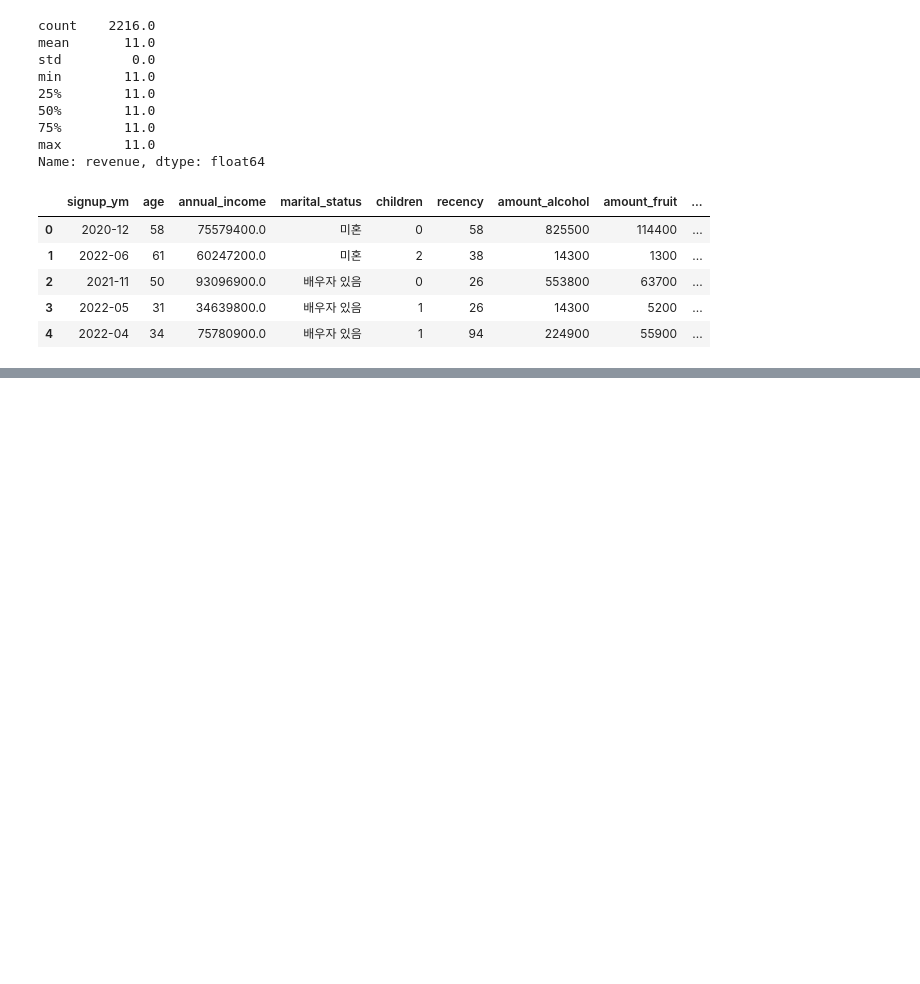
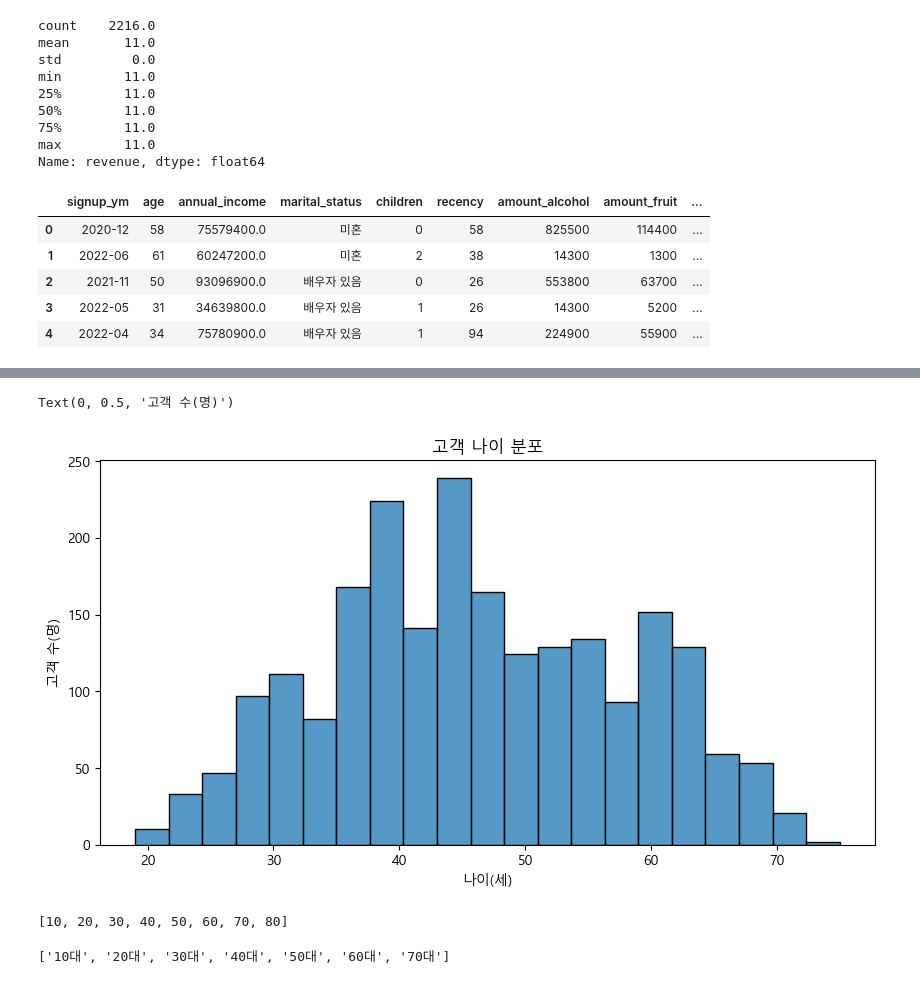
Before and after one commit to Crystal-0109/Codeit, a Jupyter notebook: SupermarketCustomerProject/SupermarketCustomer.ipynb, the cells around one changed output, grey strips where cells are left out. Cells and saved outputs as stored; diff of their text form; code cells hidden in the pictures; blank space fills up the shorter version.

```diff
--- a/SupermarketCustomerProject/SupermarketCustomer.ipynb
+++ b/SupermarketCustomerProject/SupermarketCustomer.ipynb
@@ -210,0 +238,20 @@ customer_df.head()
+# %%
+customer_df = customer_df[customer_df['age'] < 100]
+# %%
+sns.histplot(data=customer_df['age'])
+plt.title('고객 나이 분포')
+plt.xlabel('나이(세)')
+plt.ylabel('고객 수(명)')
+# %% [output]
+Text(0, 0.5, '고객 수(명)')
+[figure, added]
+# %%
+age_bins = list(range(10, 81, 10))
+age_bins
+# %% [output]
+[10, 20, 30, 40, 50, 60, 70, 80]
+# %%
+age_labels = [f'{x}대' for x in age_bins[:-1]]
+age_labels
+# %% [output]
+['10대', '20대', '30대', '40대', '50대', '60대', '70대']
```
Also changed, not shown: parts of 12 cells of this notebook.
